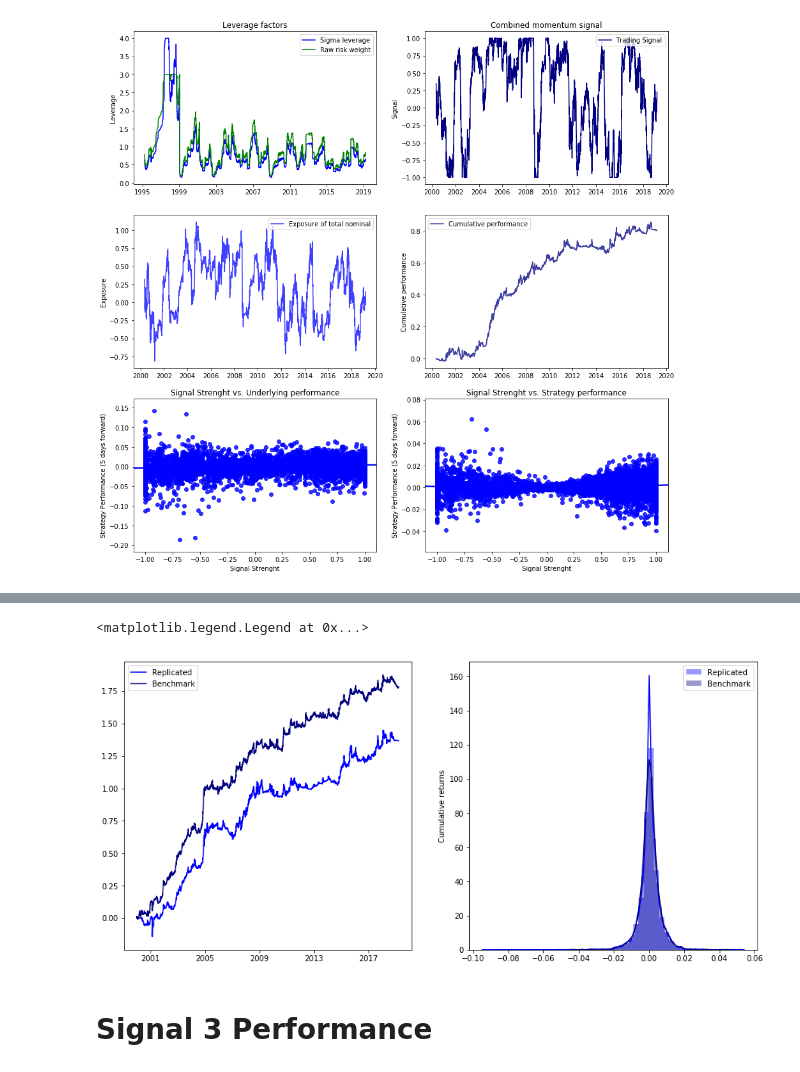
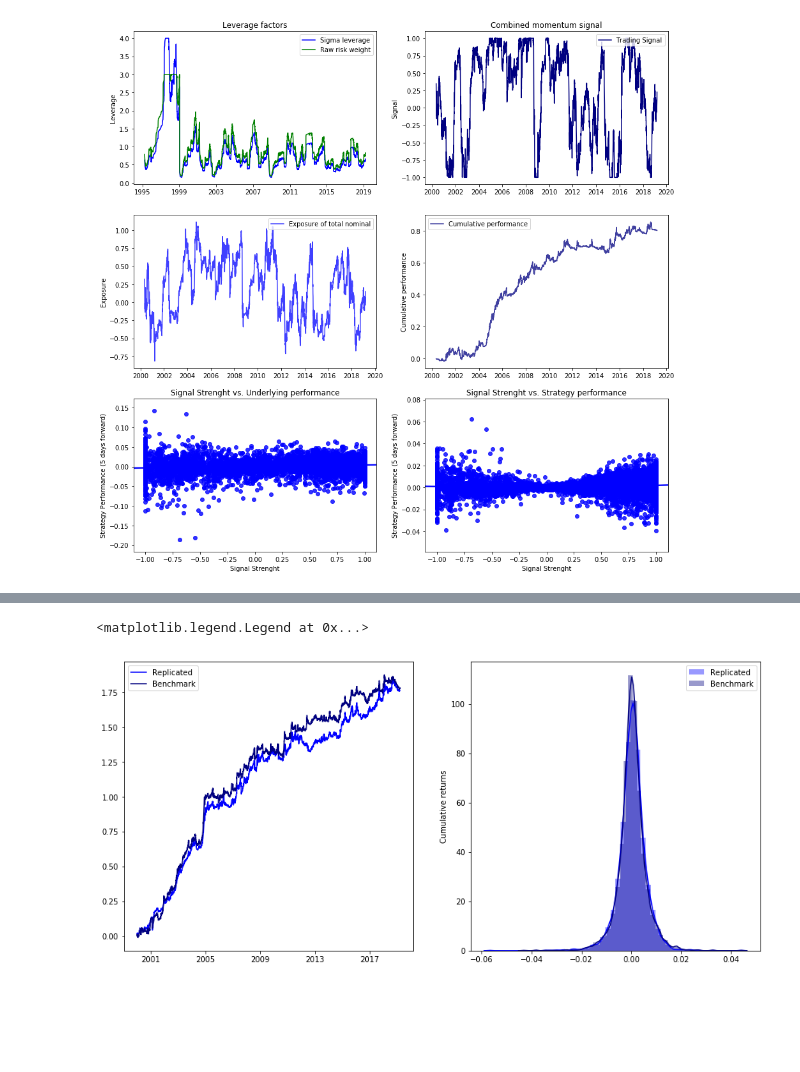
Before and after one commit to jshellen/CTA-strategies, a Jupyter notebook: em_mom_backtest.ipynb, the cells around one changed output, grey strips where cells are left out. Saved outputs shown, nothing was run; the diff lists cells and outputs as text; code cells hidden in the pictures; blank space fills up the shorter version.

```diff
--- a/em_mom_backtest.ipynb
+++ b/em_mom_backtest.ipynb
@@ -1013,6 +1254,5 @@ Warnings:
 # %%
-
-signal_name = "Signal_2"
+signal_name = "Signal_5"
 
 strategy_returns = {}
 for symbol in symbols:
@@ -1040,44 +1280,40 @@ for symbol in symbols:
 
     effective_exposure = E_at_rebal.reindex(exposure.index).fillna(method='ffill')
 
     # Strategy returns
     start_returns  = ret[symbol]*effective_exposure.shift(1)
 
     strategy_returns.update({symbol:start_returns.copy()})
 
 # Concatenate data into pandas DataFrame
 df = pd.DataFrame.from_dict(strategy_returns, orient = 'columns').fillna(0.0)
 
 # Now what we want to do is to compare the returns of our replicated strategy against the benchmark. The problem we have is that
 # the benchmark index has much higher volatility. Therefore, we need to scale our replicated strategy to have same volatility.
 
 # We do this using data from the beginning of year 2000.
 start_date = datetime(2000,1,1)
 
-benchmark_returns = benchmark_data['NMEMMOMU Index'].pct_change(1).loc[start_date:]
-strategy_returns  = df.mean(axis=1).loc[start_date:]
+benchmark_returns   = benchmark_data['NMEMMOMU Index'].pct_change(1).loc[start_date:]
+strategy_5_returns  = df.mean(axis=1).loc[start_date:]
 
-# Daily volatility of the benchmark index
-sigma_bm = y_2.std()
 
 # Daily volatility of our replicated strategy
-sigma_s  = y_1.std()
+sigma_s_5  = strategy_5_returns.std()
 
 # Scaling factor (benchmark volatility / strategy volatility)
-scaling_factor = sigma_bm/sigma_s
+scaling_factor_5 = sigma_bm/sigma_s_5
 
-scaled_strategy_returns = scaling_factor * strategy_returns
+scaled_strategy_5_returns = scaling_factor_5 * strategy_5_returns
 
 f, ax      = plt.subplots(1,2, figsize=(15,7))
-ax[0].plot(scaled_strategy_returns.cumsum(), color='blue',label='Replicated')
-ax[0].plot(benchmark_returns.cumsum()      , color='navy',label='Benchmark')
+ax[0].plot(scaled_strategy_5_returns.cumsum(), color='blue',label='Replicated')
+ax[0].plot(benchmark_returns.cumsum()        , color='navy',label='Benchmark')
 ax[0].legend()
-sns.distplot(scaled_strategy_returns.values, ax = ax[1], color = 'blue', label ='Replicated')
-sns.distplot(benchmark_returns.values      , ax = ax[1], color = 'navy', label ='Benchmark' )
+sns.distplot(scaled_strategy_5_returns.values, ax = ax[1], color = 'blue', label ='Replicated')
+sns.distplot(benchmark_returns.values        , ax = ax[1], color = 'navy', label ='Benchmark' )
 ax[1].set_ylabel('Cumulative returns')
 ax[1].legend()
 # %% [output]
 <matplotlib.legend.Legend at 0x...>
-[figure, old version]
+[figure, new version]
-# %% [markdown]
-# Signal 3 Performance
```
Also changed, not shown: parts of 26 cells of this notebook.
